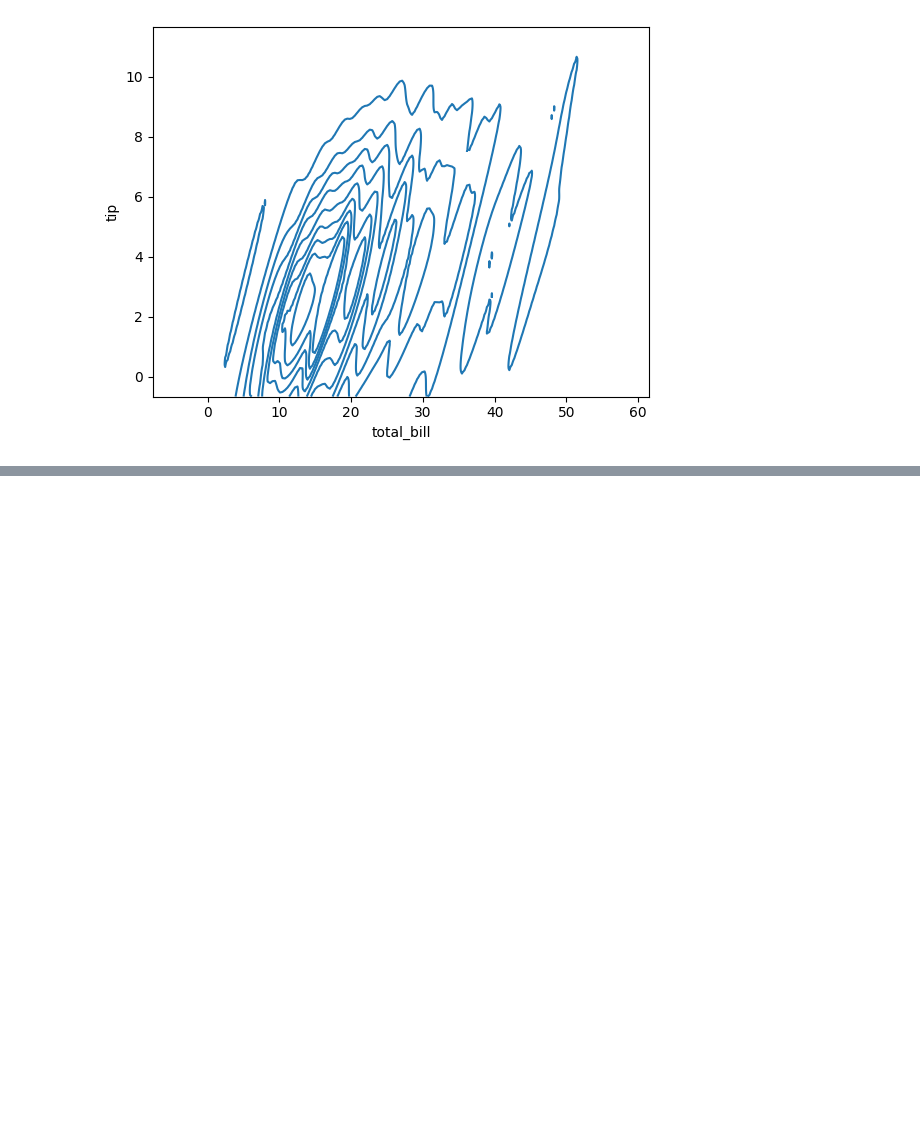
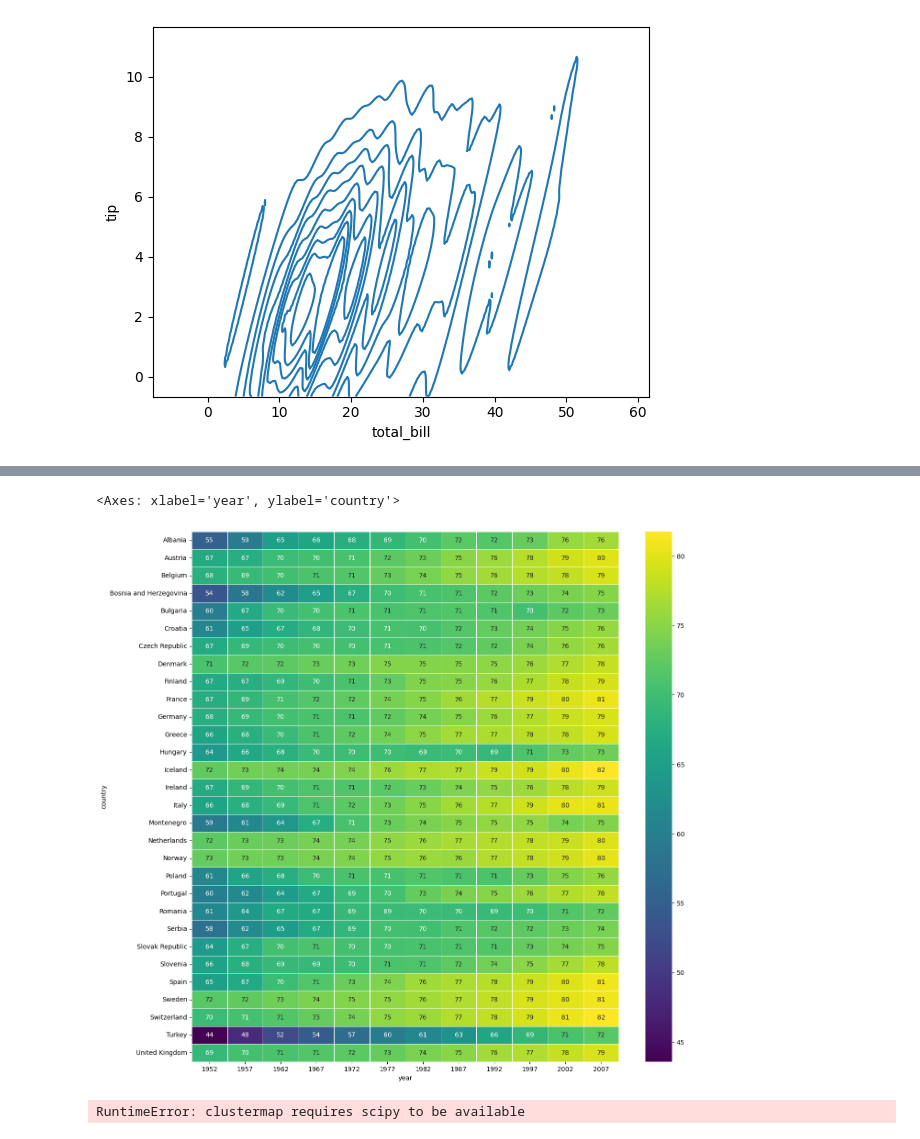
Before and after one commit to KKaranSinghh/Python-Youtube, a Jupyter notebook: Campus x libraries/seaborn.ipynb, the cells around one changed output, grey strips where cells are left out. Saved outputs shown, nothing was run; the diff lists cells and outputs as text; code cells hidden in the pictures; blank space fills up the shorter version.

```diff
--- a/Campus x libraries/seaborn.ipynb
+++ b/Campus x libraries/seaborn.ipynb
@@ -334,0 +351,9 @@ sns.kdeplot(data= tips, x= 'total_bill', y= 'tip')
+# %%
+# annot
+# cmap = viridis, summer, winter, rainny
+temp_df= gap[gap['continent'] == 'Europe']. pivot(index='country', columns= 'year', values= 'lifeExp')
+plt.figure(figsize=(15,15))
+sns.heatmap(temp_df, annot= True, linewidth= 0.5, cmap='viridis')
+# %% [output]
+<Axes: xlabel='year', ylabel='country'>
+[figure, added]
@@ -334,0 +365,4 @@ sns.kdeplot(data= tips, x= 'total_bill', y= 'tip')
+# %%
+sns.clustermap(iris.iloc[:,[0,1,2,3]])
+# %% [output]
+RuntimeError: clustermap requires scipy to be available
```
Also changed, not shown: parts of 15 cells of this notebook.
